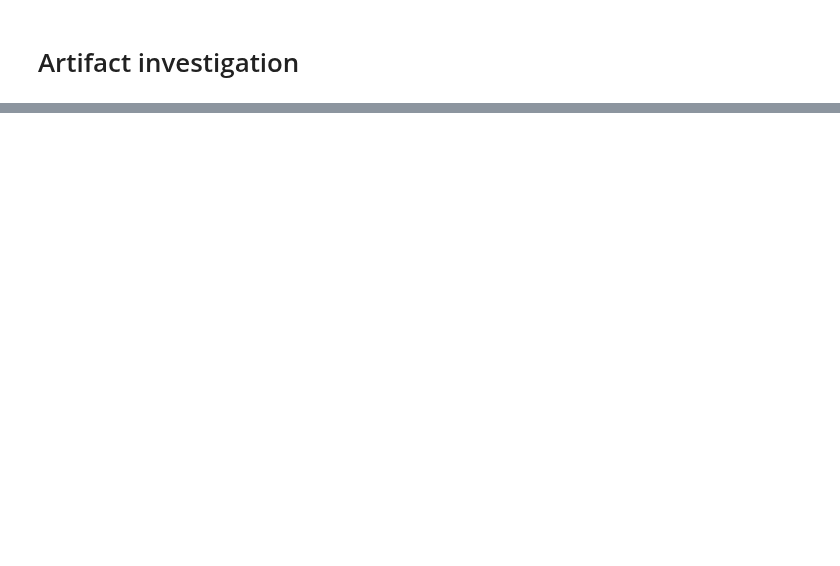
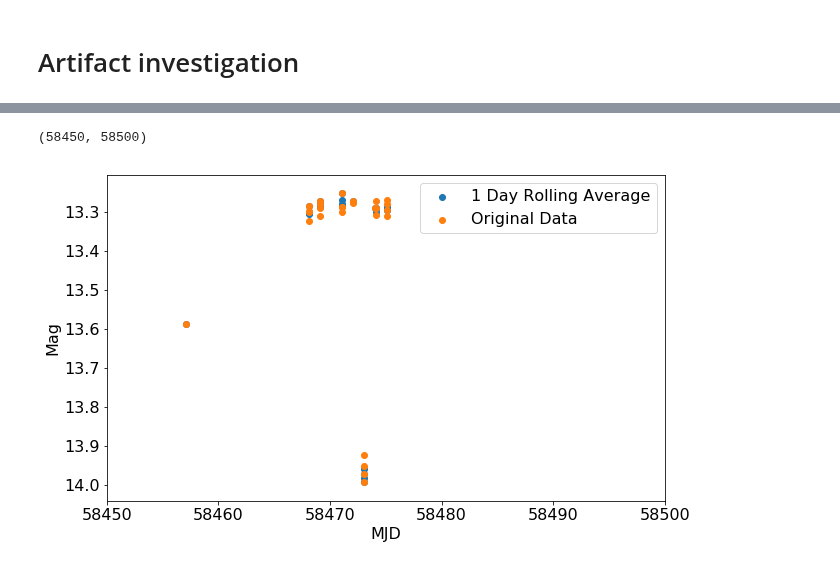
Before and after one commit to dirac-institute/ZTF_Boyajian, a Jupyter notebook: Dipper detection.ipynb, the cells around one changed output, grey strips where cells are left out. Drawn from its saved outputs; the diff is of its cells as text; code cells hidden in the pictures; blank space fills up the shorter version.

```diff
--- a/Dipper detection.ipynb
+++ b/Dipper detection.ipynb
@@ -276,0 +504,16 @@ plt.colorbar(label='Score')
+# %%
+one_day_mean = test_df.rolling('12h', on='time').mean()
+# %%
+fig = plt.figure(figsize=(10, 6))
+plt.scatter(sorted_times.mjd, one_day_mean['psfmag'], label='1 Day Rolling Average')
+plt.scatter(test_df['mjd'], test_df['psfmag'], label='Original Data')
+plt.xlabel('MJD', size=16)
+plt.ylabel('Mag', size=16)
+plt.xticks(size=16)
+plt.yticks(size=16)
+plt.gca().invert_yaxis()
+plt.legend(fontsize=16)
+plt.xlim(58450, 58500)
+# %% [output]
+(58450, 58500)
+[figure, added]
```
Also changed, not shown: parts of 27 cells of this notebook.
